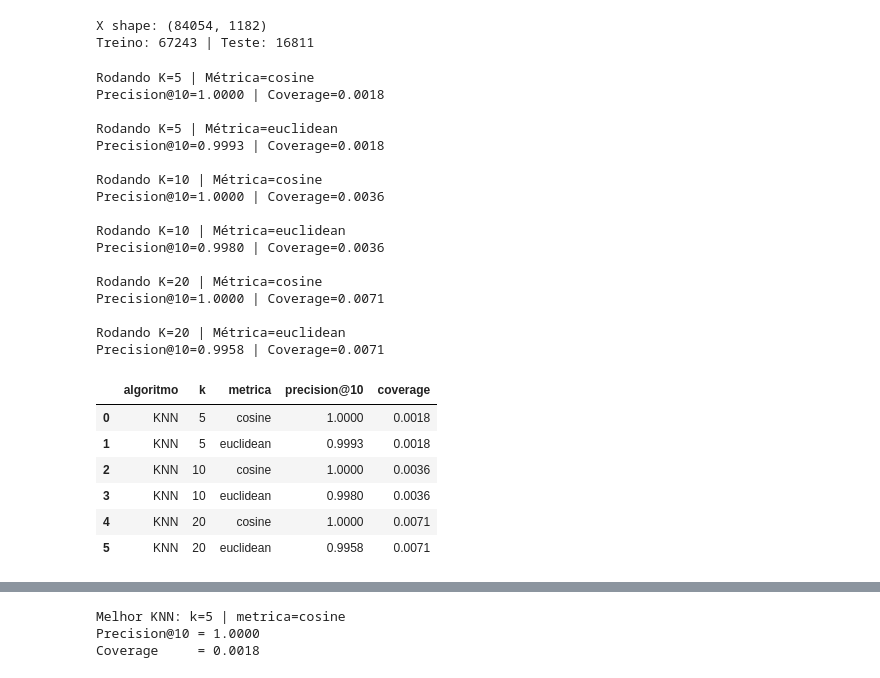
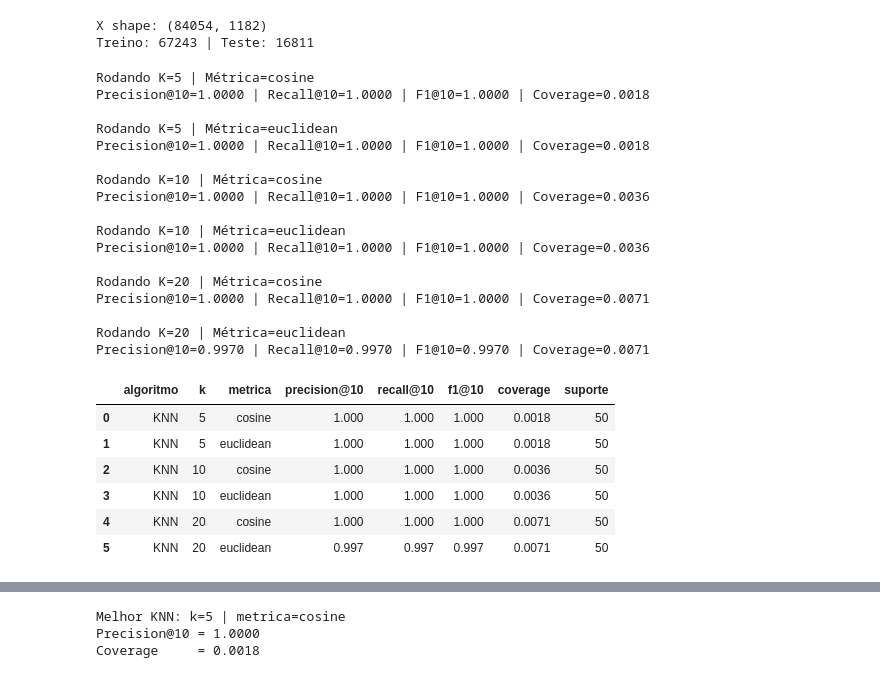
Before and after one commit to clarahelena/EDA-booklog, a Jupyter notebook: Machine Learning/notebooks/KNN.ipynb, the cells around one changed output, grey strips where cells are left out. Drawn from its saved outputs; the diff is of its cells as text; code cells hidden in the pictures.

```diff
--- a/Machine Learning/notebooks/KNN.ipynb
+++ b/Machine Learning/notebooks/KNN.ipynb
@@ -23,12 +35,14 @@ Treino: 67243 | Teste: 16811
 from sklearn.neighbors import NearestNeighbors
 from src.evaluation import (
     precision_at_k,
+    recall_at_k,
+    f1_at_k,
     catalog_coverage
 )
 
 sample_test = np.random.choice(
     test_idx,
-    300,
+    50,
     replace=False
 )
 
@@ -56,54 +70,68 @@ for k_viz in [5, 10, 20]:
             train_idx=train_idx
         )
 
+        r10 = recall_at_k(
+            modelo=modelo,
+            X=X,
+            df=df,
+            test_idx=sample_test,
+            train_idx=train_idx
+        )
+
+        f1 = f1_at_k(p10, r10)
+
         cov = catalog_coverage(
             modelo=modelo,
             X=X,
             n_queries=30,
             train_idx=train_idx
         )
 
         resultados.append({
-            'algoritmo': 'KNN',
-            'k': k_viz,
-            'metrica': metrica,
+            'algoritmo'   : 'KNN',
+            'k'           : k_viz,
+            'metrica'     : metrica,
             'precision@10': round(p10, 4),
-            'coverage': round(cov, 4)
+            'recall@10'   : round(r10, 4),
+            'f1@10'       : round(f1, 4),
+            'coverage'    : round(cov, 4),
+            'suporte'     : len(sample_test)
         })
 
         print(
             f"Precision@10={p10:.4f} | "
+            f"Recall@10={r10:.4f} | "
+            f"F1@10={f1:.4f} | "
             f"Coverage={cov:.4f}"
         )
 
 resultados_df = pd.DataFrame(resultados)
-
 display(resultados_df)
 # %% [output]
 Rodando K=5 | Métrica=cosine
-Precision@10=1.0000 | Coverage=0.0018
+Precision@10=1.0000 | Recall@10=1.0000 | F1@10=1.0000 | Coverage=0.0018
 
 Rodando K=5 | Métrica=euclidean
-Precision@10=0.9993 | Coverage=0.0018
+Precision@10=1.0000 | Recall@10=1.0000 | F1@10=1.0000 | Coverage=0.0018
 
 Rodando K=10 | Métrica=cosine
-Precision@10=1.0000 | Coverage=0.0036
+Precision@10=1.0000 | Recall@10=1.0000 | F1@10=1.0000 | Coverage=0.0036
 
 Rodando K=10 | Métrica=euclidean
-Precision@10=0.9980 | Coverage=0.0036
+Precision@10=1.0000 | Recall@10=1.0000 | F1@10=1.0000 | Coverage=0.0036
 
 Rodando K=20 | Métrica=cosine
-Precision@10=1.0000 | Coverage=0.0071
+Precision@10=1.0000 | Recall@10=1.0000 | F1@10=1.0000 | Coverage=0.0071
 
 Rodando K=20 | Métrica=euclidean
-Precision@10=0.9958 | Coverage=0.0071
+Precision@10=0.9970 | Recall@10=0.9970 | F1@10=0.9970 | Coverage=0.0071
-|  | algoritmo | k | metrica | precision@10 | coverage |
-| 0 | KNN | 5 | cosine | 1.0000 | 0.0018 |
-| 1 | KNN | 5 | euclidean | 0.9993 | 0.0018 |
-| 2 | KNN | 10 | cosine | 1.0000 | 0.0036 |
-| 3 | KNN | 10 | euclidean | 0.9980 | 0.0036 |
-| 4 | KNN | 20 | cosine | 1.0000 | 0.0071 |
-| 5 | KNN | 20 | euclidean | 0.9958 | 0.0071 |
+|  | algoritmo | k | metrica | precision@10 | recall@10 | f1@10 | coverage | suporte |
+| 0 | KNN | 5 | cosine | 1.000 | 1.000 | 1.000 | 0.0018 | 50 |
+| 1 | KNN | 5 | euclidean | 1.000 | 1.000 | 1.000 | 0.0018 | 50 |
+| 2 | KNN | 10 | cosine | 1.000 | 1.000 | 1.000 | 0.0036 | 50 |
+| 3 | KNN | 10 | euclidean | 1.000 | 1.000 | 1.000 | 0.0036 | 50 |
+| 4 | KNN | 20 | cosine | 1.000 | 1.000 | 1.000 | 0.0071 | 50 |
+| 5 | KNN | 20 | euclidean | 0.997 | 0.997 | 0.997 | 0.0071 | 50 |
 # %%
 #Registro e exibição
 resultados_df = pd.DataFrame(resultados)
```
Also changed, not shown: parts of 16 cells of this notebook.
